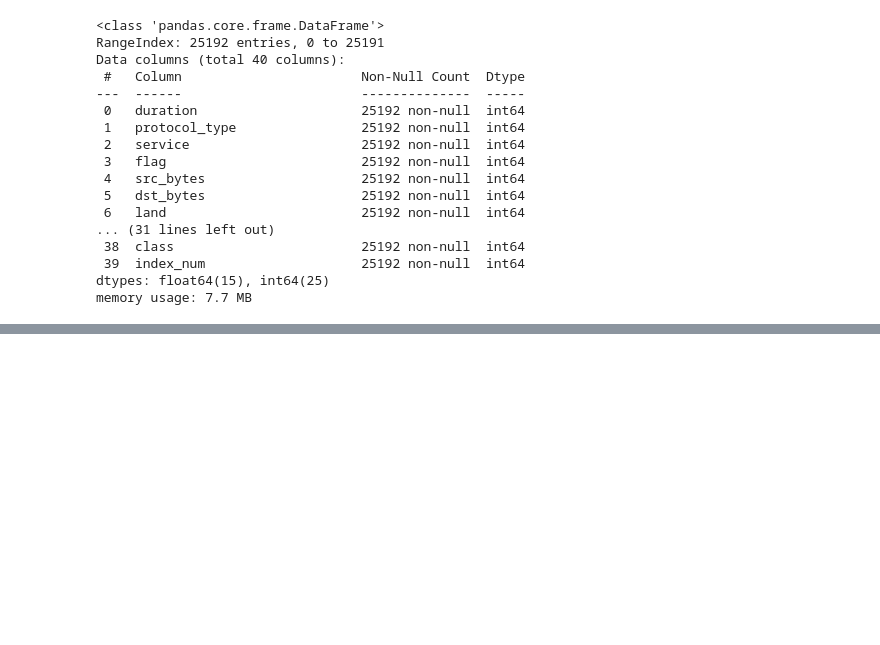
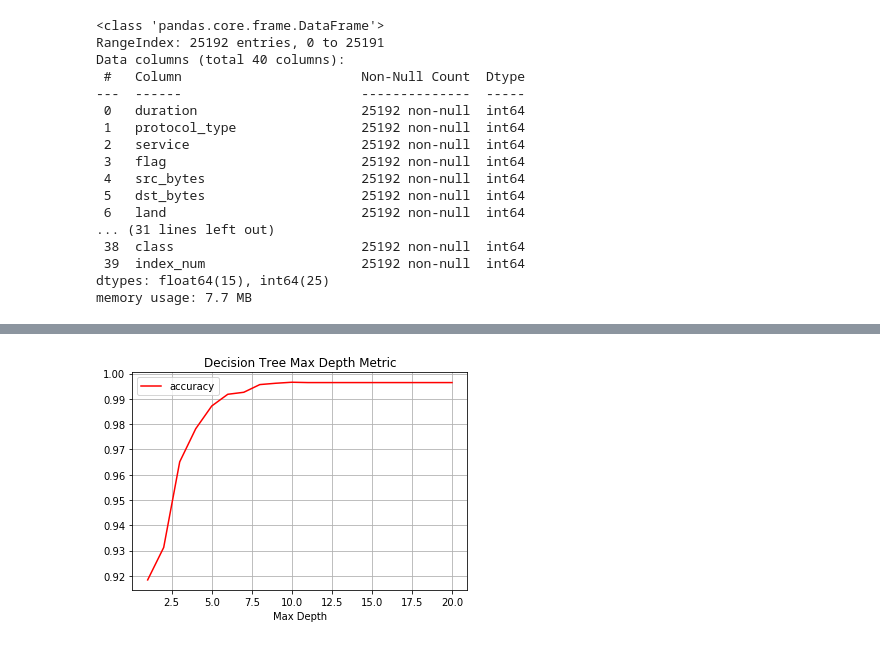
Before and after one commit to lani009/IDS-DataMining, a Jupyter notebook: experiment/decision tree classifier/DecisionTree.ipynb, the cells around one changed output, grey strips where cells are left out. Cells and saved outputs as stored; diff of their text form; code cells hidden in the pictures; blank space fills up the shorter version.

Commit message:
add random forest + deicision tree classifier experimental result

```diff
--- a/experiment/decision tree classifier/DecisionTree.ipynb
+++ b/experiment/decision tree classifier/DecisionTree.ipynb
@@ -28,11 +28,11 @@ dtypes: float64(15), int64(25)
 memory usage: 7.7 MB
 # %%
 X, y = df.drop(columns=["class", "index_num"]), df['class']
-X_train, X_test, y_train, y_test = train_test_split(X, y, test_size=0.2, shuffle=True, random_state=42)
+X_train, X_test, y_train, y_test = train_test_split(X, y, test_size=0.3, shuffle=True, random_state=0)
 X_train.reset_index(drop=True, inplace=True)
 X_test.reset_index(drop=True, inplace=True)
 y_train.reset_index(drop=True, inplace=True)
-X_test.reset_index(drop=True, inplace=True)
+y_test.reset_index(drop=True, inplace=True)
 
 X_train.info()
 # %% [output]
@@ -66,0 +64,18 @@ clf1 = clf1.fit(X_train, y_train)
+# %%
+from sklearn.tree import DecisionTreeClassifier
+from sklearn.metrics import accuracy_score
+
+clf_vector = list()
+
+for m_depth_iter in range(1, 21):
+    clf_item = DecisionTreeClassifier(max_depth=m_depth_iter, random_state=0, criterion='entropy')
+    clf_item.fit(X_train, y_train)
+    clf_vector.append(clf_item)
+
+plot_vector = []
+
+for clf_item in clf_vector:
+    clf_y_pred = clf_item.predict(X_test)
+    accu = accuracy_score(y_test, clf_y_pred)
+    plot_vector.append([clf_item.max_depth, accu])
+    print(f"depth: {clf_item.max_depth}  {accu}")
@@ -67,2 +103,14 @@ clf1 = clf1.fit(X_train, y_train)
+# %%
+plot_vec = pd.DataFrame(plot_vector)
+depth_x = plot_vec[:][0]
+plt.xlabel('Max Depth')
+plt.title('Decision Tree Max Depth Metric')
+plt.plot(depth_x, plot_vec[:][1], 'r', label='accuracy')
+plt.grid(True)
+plt.legend()
+plt.savefig('./output/decision tree max depth.png')
+plt.show()
+# %% [output]
+[figure, added]
 # %%
 from IPython import display
```
Also changed, not shown: parts of 13 cells of this notebook, 13 other files.
